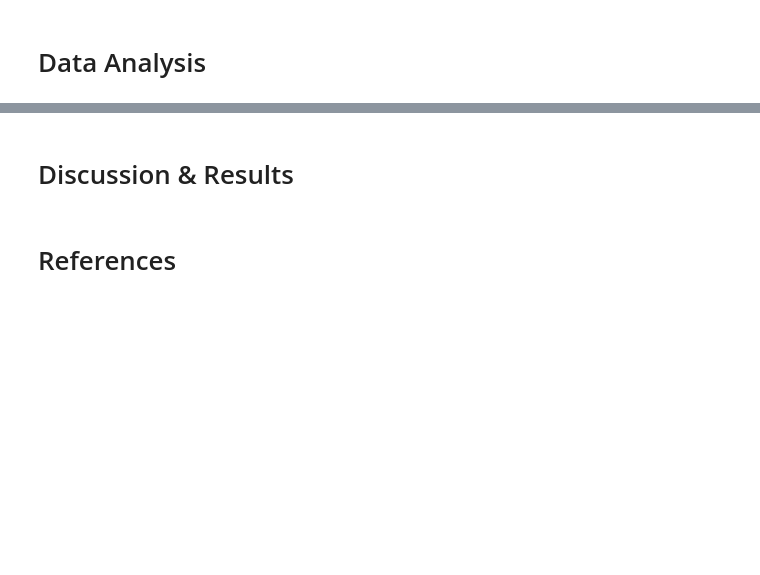
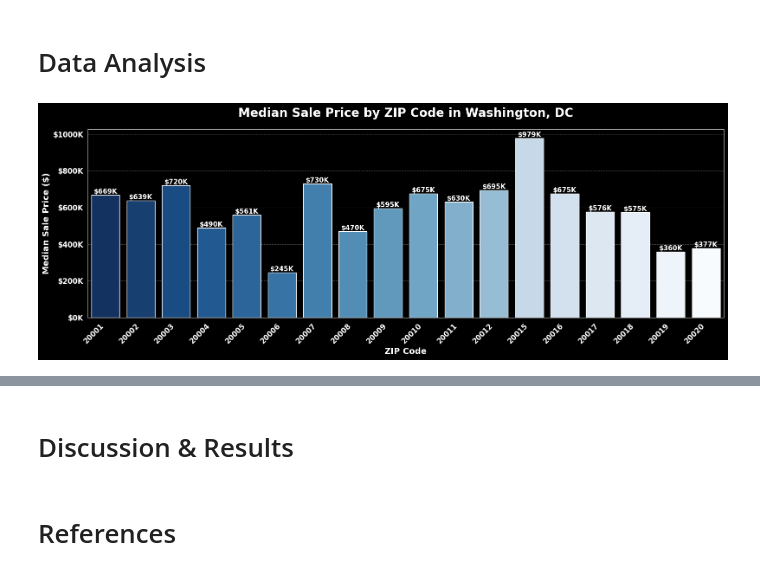
Before and after one commit to sierraperezdavid31/CIS9650-DC-Sales, a Jupyter notebook: Group_Project_15.ipynb, the cells around one changed output, grey strips where cells are left out. Drawn from its saved outputs; the diff is of its cells as text; code cells hidden in the pictures; blank space fills up the shorter version.

```diff
--- a/Group_Project_15.ipynb
+++ b/Group_Project_15.ipynb
@@ -228,3 +226,82 @@ new_df.head()
+# %%
+# Filter for valid DC ZIPs
+clean_df = new_df[(new_df['property_zip5'].between(20001, 20020))].copy()
+
+# Keep sale prices that are reasonable
+clean_df = clean_df[(clean_df['sale_price'].between(100000, 1500000))]
+
+# Keep the recent years only
+clean_df = clean_df[clean_df['year'] >= 2015].copy()
+# %%
+# Get the median sale price by ZIP
+zip_prices = clean_df.groupby('property_zip5')['sale_price'].median().reset_index()
+
+# Sort by the ZIP codes
+zip_prices['property_zip5'] = zip_prices['property_zip5'].astype(int)
+zip_prices = zip_prices.sort_values('property_zip5')
+# %%
+# DC Heatmap Chart of Median Sale Price by ZIP Code in Washington, DC
+# Nus
+
+
+import seaborn as sns
+import matplotlib.pyplot as plt
+
+plt.style.use("dark_background")
+
+fig, ax = plt.subplots(figsize=(16, 6))
+
+sns.barplot(
+    data=zip_prices,
+    x="property_zip5",
+    y="sale_price",
+    hue="property_zip5",
+    palette="Blues_r",
+    dodge=False,
+    ax=ax
+)
+
+# Remove legend
+ax.get_legend().remove()
+
+# Both both title and labels
+ax.set_title(
+    "Median Sale Price by ZIP Code in Washington, DC",
+    fontsize=20,
+    fontweight="bold",
+    pad=20
+)
+
+ax.set_xlabel("ZIP Code", fontsize=14, fontweight="bold")
+ax.set_ylabel("Median Sale Price ($)", fontsize=14, fontweight="bold")
+
+# Bold ticks
+plt.xticks(rotation=45, ha="right", fontsize=12, fontweight="bold")
+plt.yticks(fontsize=12, fontweight="bold")
+
+# Format the Y-axis ($600K)
+ax.yaxis.set_major_formatter(lambda x, _: f"${int(x/1000)}K")
+
+# Bold label for bars
+for container in ax.containers:
+    ax.bar_label(
+        container,
+        fmt=lambda x: f"${int(x/1000)}K",
+        label_type="edge",
+        fontsize=11,
+        fontweight="bold",
+        color="white"
+    )
+
+ax.grid(axis="y", linestyle="--", alpha=0.25)
+
+plt.tight_layout()
+plt.show()
+
+# ZIP codes like 20001–20010 are much more expensive
+# ZIP codes like 20018–20020 are more affordable because of differences in demand and neighborhood investment.
+# %% [output]
+[figure, added]
 # %%
 # Zipcode Sale Breakdown
 # Paven
```
Also changed, not shown: parts of 15 cells of this notebook.
